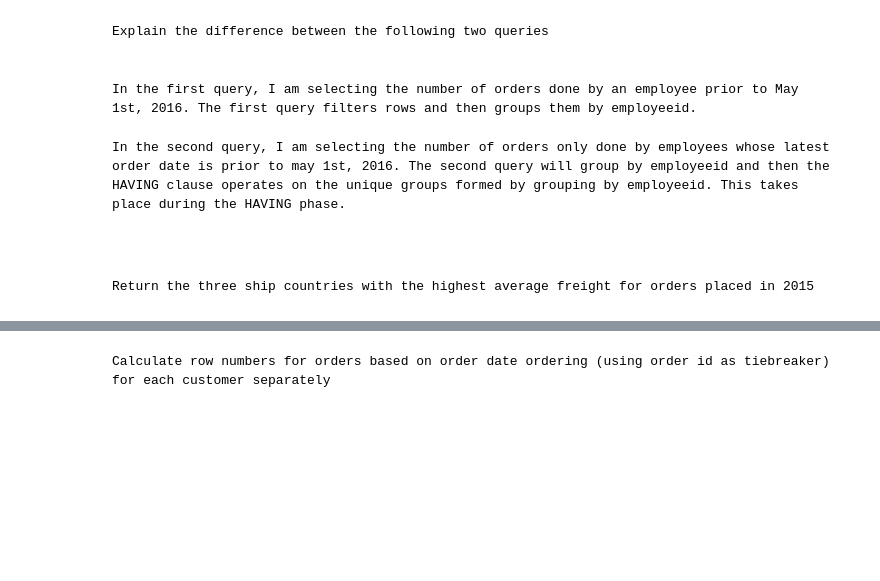
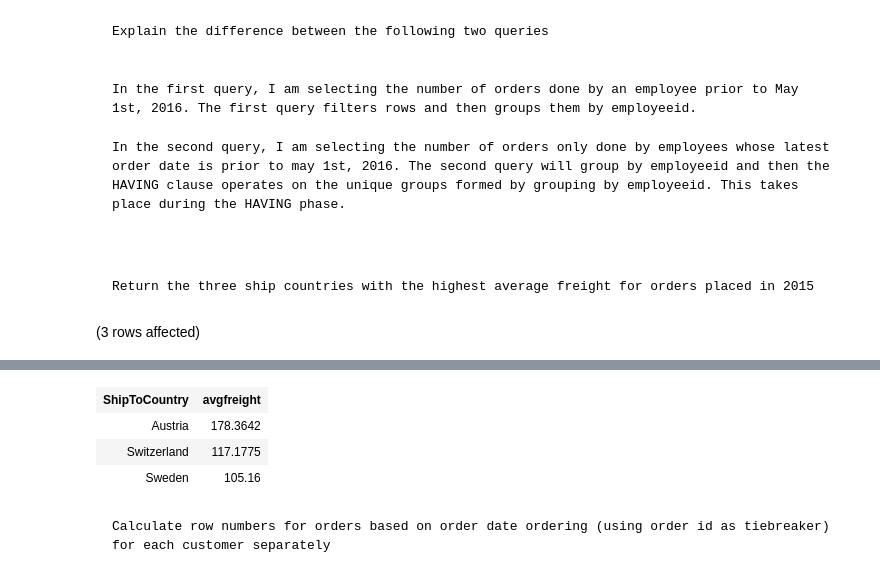
Before and after one commit to coreyalmon/DatabaseSystems, a Jupyter notebook: DatabaseNotebooks/exercises.ipynb, the cells around one changed output, grey strips where cells are left out. Cells and saved outputs as stored; diff of their text form; code cells hidden in the pictures; blank space fills up the shorter version.

````diff
--- a/DatabaseNotebooks/exercises.ipynb
+++ b/DatabaseNotebooks/exercises.ipynb
@@ -82,7 +82,10 @@ Return the three ship countries with the highest average freight for orders plac
 # %%
 USE Northwinds2022TSQLV7
 
-SELECT TOP 3 shipcountry, AVG(freight) AS avgfreight
+SELECT TOP 3 ShipToCountry, AVG(freight) AS avgfreight
 FROM Sales.[Order]
-GROUP BY shipcountry
+WHERE  YEAR(orderdate) = 2015
+GROUP BY ShipToCountry
 ORDER BY AVG(freight) DESC;
+# %% [output]
+(3 rows affected)
@@ -89,3 +93,7 @@ ORDER BY AVG(freight) DESC;
+| ShipToCountry | avgfreight |
+| Austria | 178.3642 |
+| Switzerland | 117.1775 |
+| Sweden | 105.16 |
 # %% [markdown]
 ```
 Calculate row numbers for orders based on order date ordering (using order id as tiebreaker) for each customer separately
````
Also changed, not shown: parts of 5 cells of this notebook, 1 other file.
